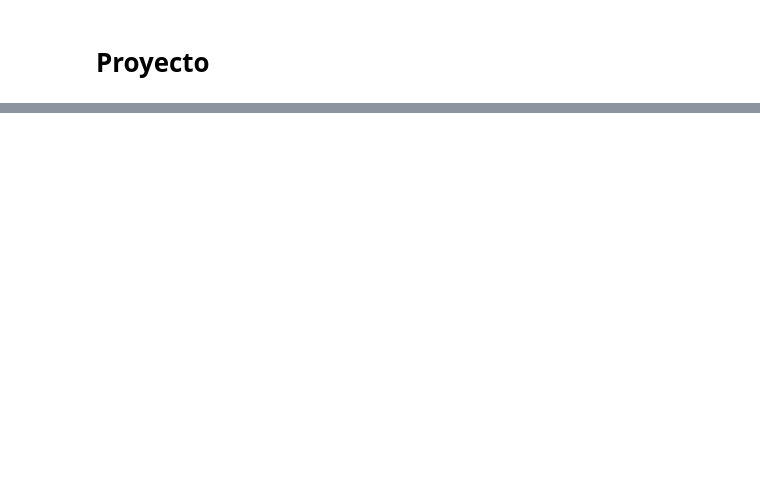
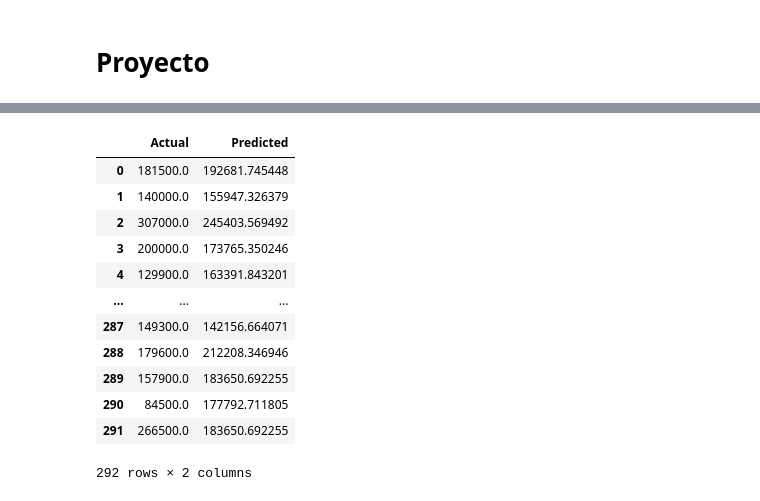
Before and after one commit to KevinMunoz19/ProyectoDCP, a Jupyter notebook: ProyectoFinal.ipynb, the cells around one changed output, grey strips where cells are left out. Drawn from its saved outputs; the diff is of its cells as text; code cells hidden in the pictures; blank space fills up the shorter version.

```diff
--- a/ProyectoFinal.ipynb
+++ b/ProyectoFinal.ipynb
@@ -210,0 +281,18 @@ len(colors)
+# %%
+y_pred = reg.predict(vartest)
+dfres = pd.DataFrame({'Actual': dftest['SalePrice'], 'Predicted': y_pred})
+dfres
+# %% [output]
+|  | Actual | Predicted |
+| 0 | 181500.0 | 192681.745448 |
+| 1 | 140000.0 | 155947.326379 |
+| 2 | 307000.0 | 245403.569492 |
+| 3 | 200000.0 | 173765.350246 |
+| 4 | 129900.0 | 163391.843201 |
+| ... | ... | ... |
+| 287 | 149300.0 | 142156.664071 |
+| 288 | 179600.0 | 212208.346946 |
+| 289 | 157900.0 | 183650.692255 |
+| 290 | 84500.0 | 177792.711805 |
+| 291 | 266500.0 | 183650.692255 |
+292 rows × 2 columns
```
Also changed, not shown: parts of 29 cells of this notebook, 1 other file.
